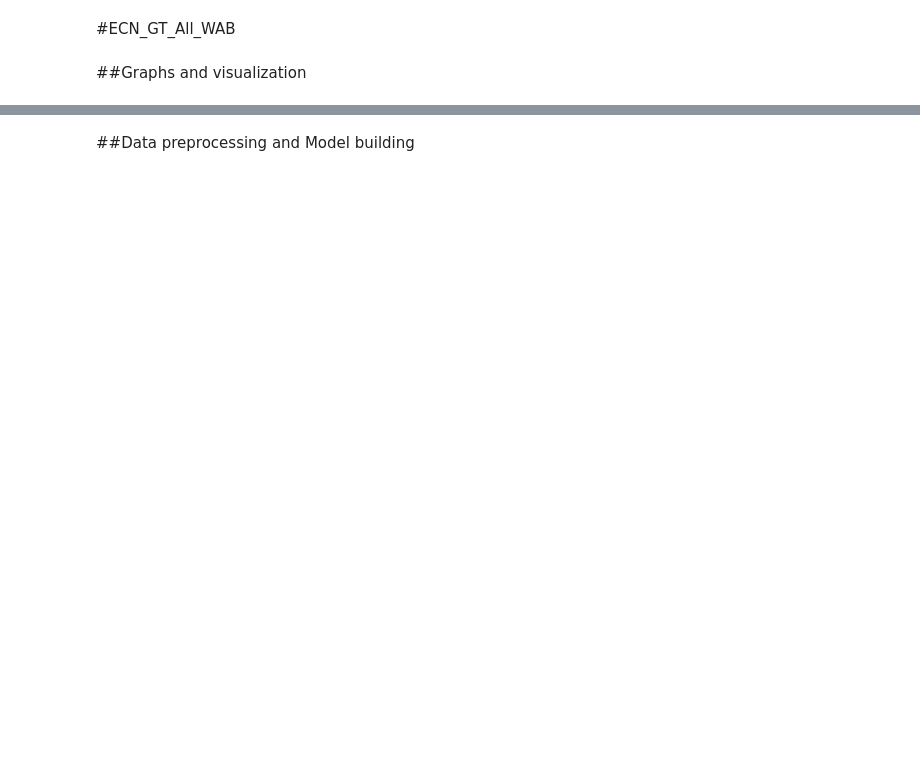
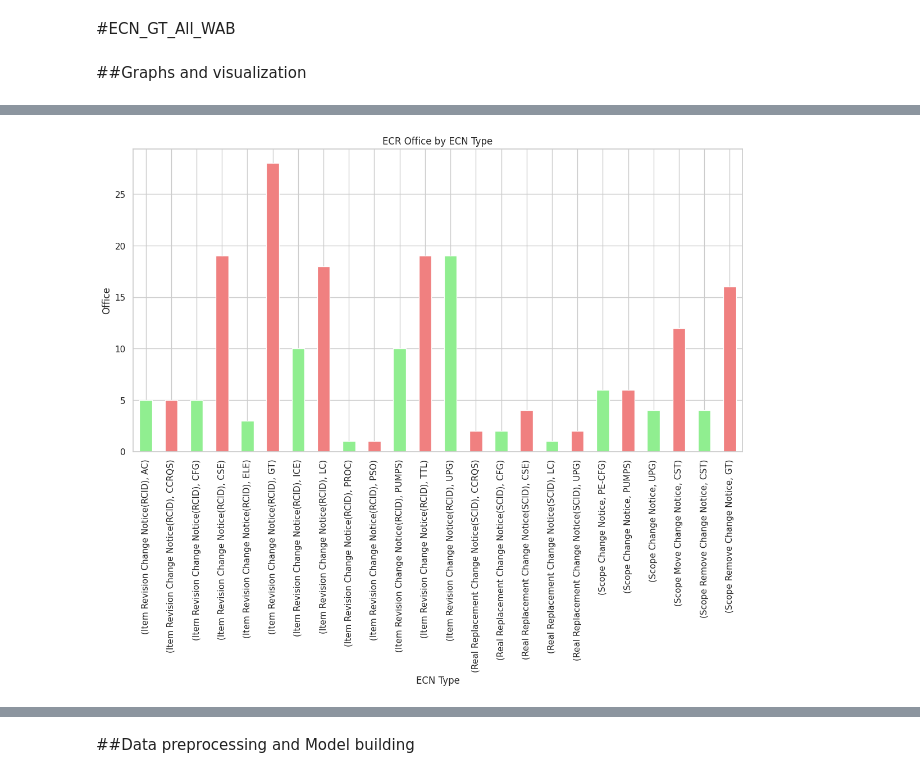
Before and after one commit to adnaksbhat/Colab_JupyterNotebooks, a Jupyter notebook: BH_ECN.ipynb, the cells around one changed output, grey strips where cells are left out. Cells and saved outputs as stored; diff of their text form; code cells hidden in the pictures; blank space fills up the shorter version.

```diff
--- a/BH_ECN.ipynb
+++ b/BH_ECN.ipynb
@@ -62,2 +194,10 @@ plt.show()
+# %%
+office_by_type.plot(kind='bar', stacked=True, figsize=(14, 7), color=['lightgreen', 'lightcoral'])
+plt.title('ECR Office by ECN Type')
+plt.xlabel('ECN Type')
+plt.ylabel('Office')
+plt.show()
+# %% [output]
+[figure, added]
 # %%
 # Stacked Bar Chart by ECN Type
```
Also changed, not shown: parts of 27 cells of this notebook.
